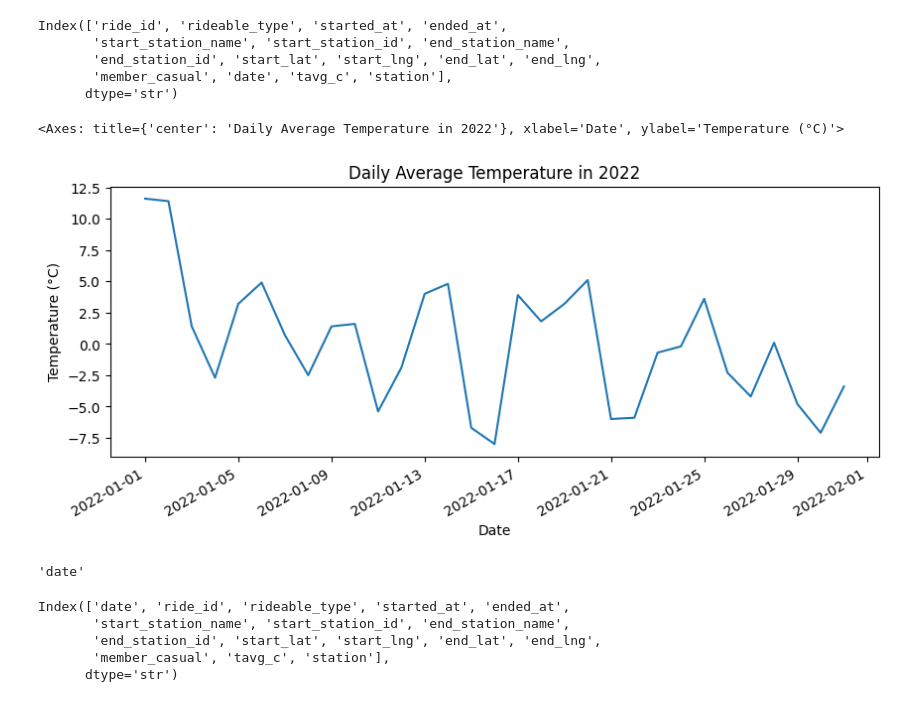
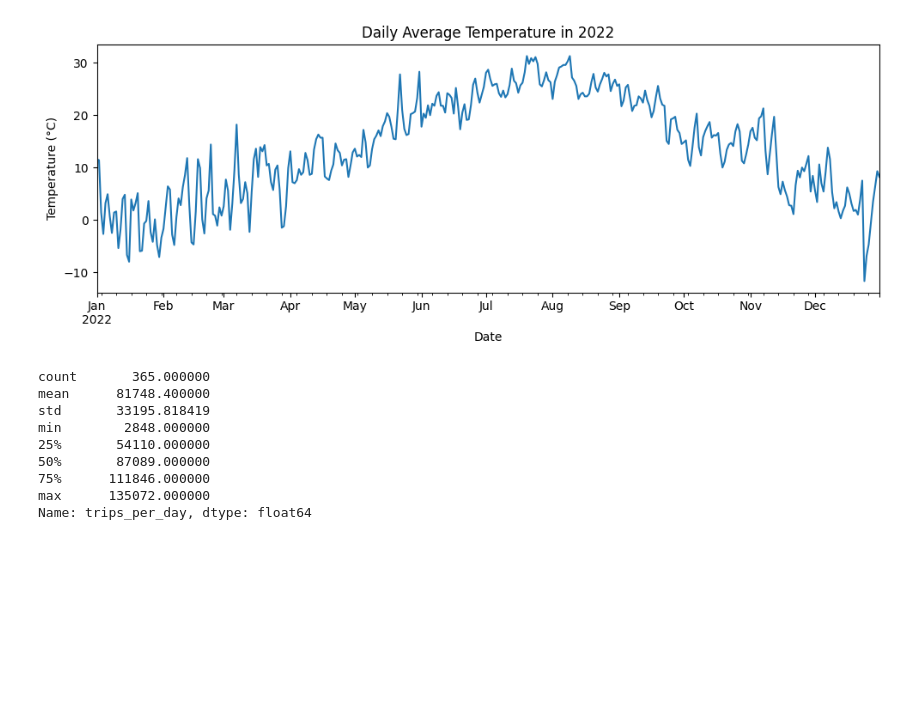
Before and after one commit to nk62700-byte/citibike-dashboard, a Jupyter notebook: Ex_2.3_Fundamentals.ipynb, the cells around one changed output. Cells and saved outputs as stored; diff of their text form; code cells hidden in the pictures; blank space fills up the shorter version.

Commit message:
Exercise 2.3: Matplotlib visualizations and analysis

```diff
--- a/Ex_2.3_Fundamentals.ipynb
+++ b/Ex_2.3_Fundamentals.ipynb
@@ -64,8 +32,0 @@ df.head()
-# %%
-df.columns
-# %% [output]
-Index(['ride_id', 'rideable_type', 'started_at', 'ended_at',
-       'start_station_name', 'start_station_id', 'end_station_name',
-       'end_station_id', 'start_lat', 'start_lng', 'end_lat', 'end_lng',
-       'member_casual', 'date', 'tavg_c', 'station'],
-      dtype='str')
@@ -78,14 +33,33 @@ df = df.sort_index()
+# %%
+file_path = r"C:\Users\nikik\citibike_tripdata\citibike-dashboard\2022-citibike-tripdata\citibike_2022_with_weather.csv"
+
+chunks = pd.read_csv(
+    file_path,
+    usecols=['ride_id', 'date', 'tavg_c'],
+    parse_dates=['date'],
+    chunksize=200_000
+)
+
+df = pd.concat(chunks, ignore_index=True)
 # %%
-df['tavg_c'].plot(
+weather_daily = (
+    df[['date', 'tavg_c']]
+    .dropna()
+    .groupby('date')
+    .mean()
+)
+
+weather_daily = weather_daily.loc['2022-01-01':'2022-12-31']
+
+weather_daily.plot(
     figsize=(10, 4),
     title='Daily Average Temperature in 2022',
+    ylabel='Temperature (°C)',
     xlabel='Date',
-    ylabel='Temperature (°C)'
+    legend=False
 )
+
+plt.tight_layout()
+plt.show()
 # %% [output]
-<Axes: title={'center': 'Daily Average Temperature in 2022'}, xlabel='Date', ylabel='Temperature (°C)'>
-[figure, old version]
+[figure, new version]
-# %%
-df.index.name
-# %% [output]
-'date'
@@ -94,8 +65,0 @@ df = df.reset_index()
-# %%
-df.columns
-# %% [output]
-Index(['date', 'ride_id', 'rideable_type', 'started_at', 'ended_at',
-       'start_station_name', 'start_station_id', 'end_station_name',
-       'end_station_id', 'start_lat', 'start_lng', 'end_lat', 'end_lng',
-       'member_casual', 'tavg_c', 'station'],
-      dtype='str')
@@ -109 +81,13 @@ daily_trips = (
+# %%
+df_daily['trips_per_day'].describe()
+# %% [output]
+count       365.000000
+mean      81748.400000
+std       33195.818419
+min        2848.000000
+25%       54110.000000
+50%       87089.000000
+75%      111846.000000
+max      135072.000000
+Name: trips_per_day, dtype: float64
 # %%
```
Also changed, not shown: parts of 28 cells of this notebook.
